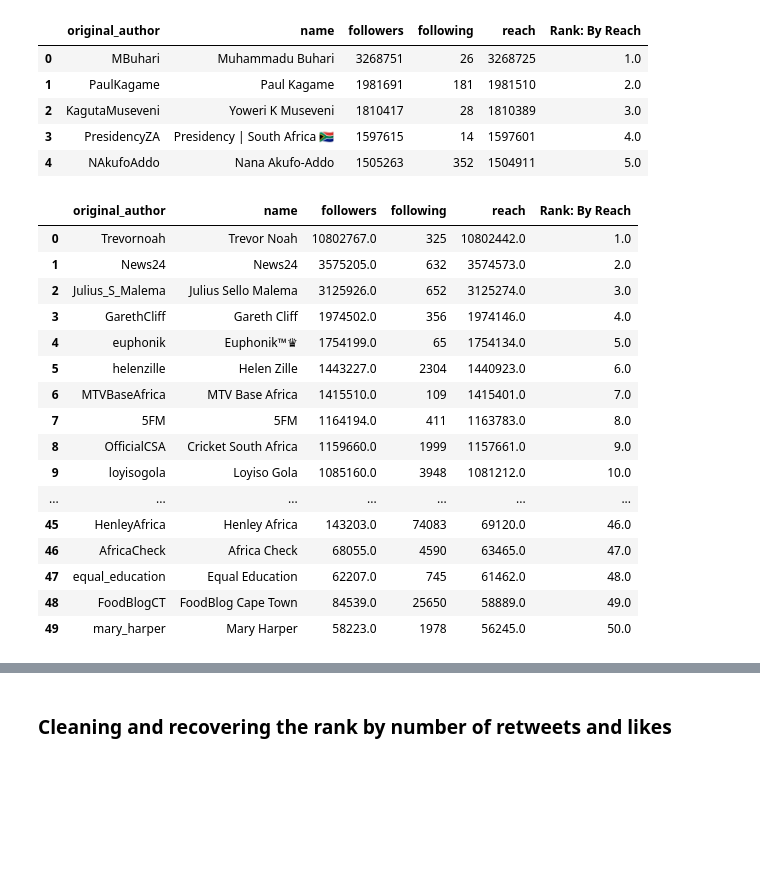
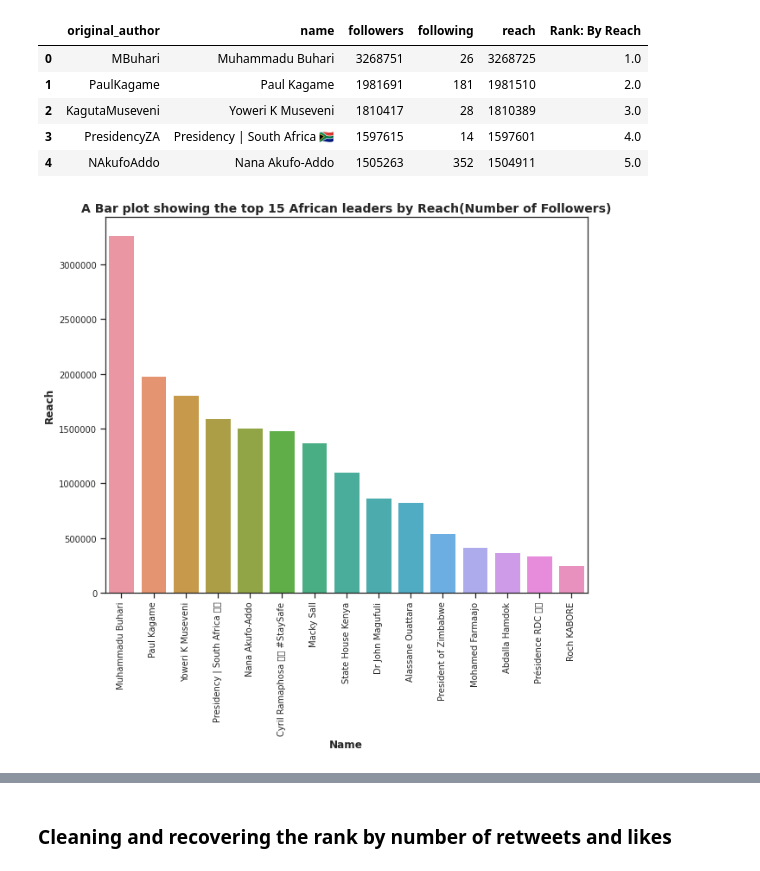
Before and after one commit to dmarinere/NikeCampaign, a Jupyter notebook: Nike_Campaign_Contd.ipynb, the cells around one changed output, grey strips where cells are left out. Cells and saved outputs as stored; diff of their text form; code cells hidden in the pictures; blank space fills up the shorter version.

```diff
--- a/Nike_Campaign_Contd.ipynb
+++ b/Nike_Campaign_Contd.ipynb
@@ -7,3 +3,26 @@ from sklearn.cluster import KMeans
+# %%
+import pandas as pd
+
+import seaborn as sns
+import numpy as np
+from sklearn.cluster import KMeans
+import seaborn as sns
+## Importing the libraries:
+import os, sys
+import matplotlib.font_manager as font_manager
+import cachetools.func
+
+import matplotlib
+matplotlib.rc('xtick', labelsize=20)
+matplotlib.rc('ytick', labelsize=20)
+import matplotlib.colors as colors
+import matplotlib.pyplot as plt
+
+import pandas as pd
+import numpy as np
+
+import seaborn as sns
+sns.set()
 # %%
 df_infl = pd.read_csv("/content/drive/My Drive/Colab Notebooks/all_influencers_tweets.csv")
 df_gov = pd.read_csv("/content/drive/My Drive/Colab Notebooks/all_government_tweets.csv")
@@ -67,7 +86,7 @@ for name in range(len(df_infl_rank)):
      infl_name[df_infl_rank['original_author'][name]]= df_infl_rank['name'][name]
 # %%
 df_gov_rank = df_new_gov[['original_author','name','followers', 'following','reach']]
-df_infl_rank = df_new_infl[['original_author','name','followers', 'following','reach']]
+df_infl_rank = df_new_infl[['original_author'rcParams.update(s),'name','followers', 'following','reach']]
 # %%
 #rank them by reach
 df_gov_rank["Rank: By Reach"] =df_gov_rank['reach'].rank(ascending=False)
@@ -92,23 +111,17 @@ df_gov_rank.head()
 | 2 | KagutaMuseveni | Yoweri K Museveni | 1810417 | 28 | 1810389 | 3.0 |
 | 3 | PresidencyZA | Presidency | South Africa 🇿🇦 | 1597615 | 14 | 1597601 | 4.0 |
 | 4 | NAkufoAddo | Nana Akufo-Addo | 1505263 | 352 | 1504911 | 5.0 |
-# %%
-df_infl_rank.head(50)
-# %% [output]
-|  | original_author | name | followers | following | reach | Rank: By Reach |
-| 0 | Trevornoah | Trevor Noah | 10802767.0 | 325 | 10802442.0 | 1.0 |
-| 1 | News24 | News24 | 3575205.0 | 632 | 3574573.0 | 2.0 |
-| 2 | Julius_S_Malema | Julius Sello Malema | 3125926.0 | 652 | 3125274.0 | 3.0 |
-| 3 | GarethCliff | Gareth Cliff | 1974502.0 | 356 | 1974146.0 | 4.0 |
-| 4 | euphonik | Euphonik™♛ | 1754199.0 | 65 | 1754134.0 | 5.0 |
-| 5 | helenzille | Helen Zille | 1443227.0 | 2304 | 1440923.0 | 6.0 |
-| 6 | MTVBaseAfrica | MTV Base Africa | 1415510.0 | 109 | 1415401.0 | 7.0 |
-| 7 | 5FM | 5FM | 1164194.0 | 411 | 1163783.0 | 8.0 |
-| 8 | OfficialCSA | Cricket South Africa | 1159660.0 | 1999 | 1157661.0 | 9.0 |
-| 9 | loyisogola | Loyiso Gola | 1085160.0 | 3948 | 1081212.0 | 10.0 |
-| ... | ... | ... | ... | ... | ... | ... |
-| 45 | HenleyAfrica | Henley Africa | 143203.0 | 74083 | 69120.0 | 46.0 |
-| 46 | AfricaCheck | Africa Check | 68055.0 | 4590 | 63465.0 | 47.0 |
-| 47 | equal_education | Equal Education | 62207.0 | 745 | 61462.0 | 48.0 |
-| 48 | FoodBlogCT | FoodBlog Cape Town | 84539.0 | 25650 | 58889.0 | 49.0 |
-| 49 | mary_harper | Mary Harper | 58223.0 | 1978 | 56245.0 | 50.0 |
+# %%
+sns.set(style='ticks')
+plt.figure(figsize=(10,8))
+chart = sns.barplot(x="name", y="reach", data=df_gov_rank[:15])
+plt.xticks(fontsize = 10)
+plt.yticks(fontsize = 10)
+plt.title("A Bar plot showing the top 15 African leaders by Reach(Number of Followers)", fontsize = 14, fontweight= "bold" )
+plt.xlabel("Name",fontsize = 12, fontweight= "bold")
+plt.ylabel("Reach",fontsize = 12, fontweight= "bold", fontfamily="sans-serif")
+plt.xticks(rotation=90)
+plt.ticklabel_format(style='plain', axis='y')
+plt.savefig('/content/drive/My Drive/Colab Notebooks/african_leader_reach.jpeg');
+# %% [output]
+[figure, added]
```
Also changed, not shown: parts of 10 cells of this notebook.
